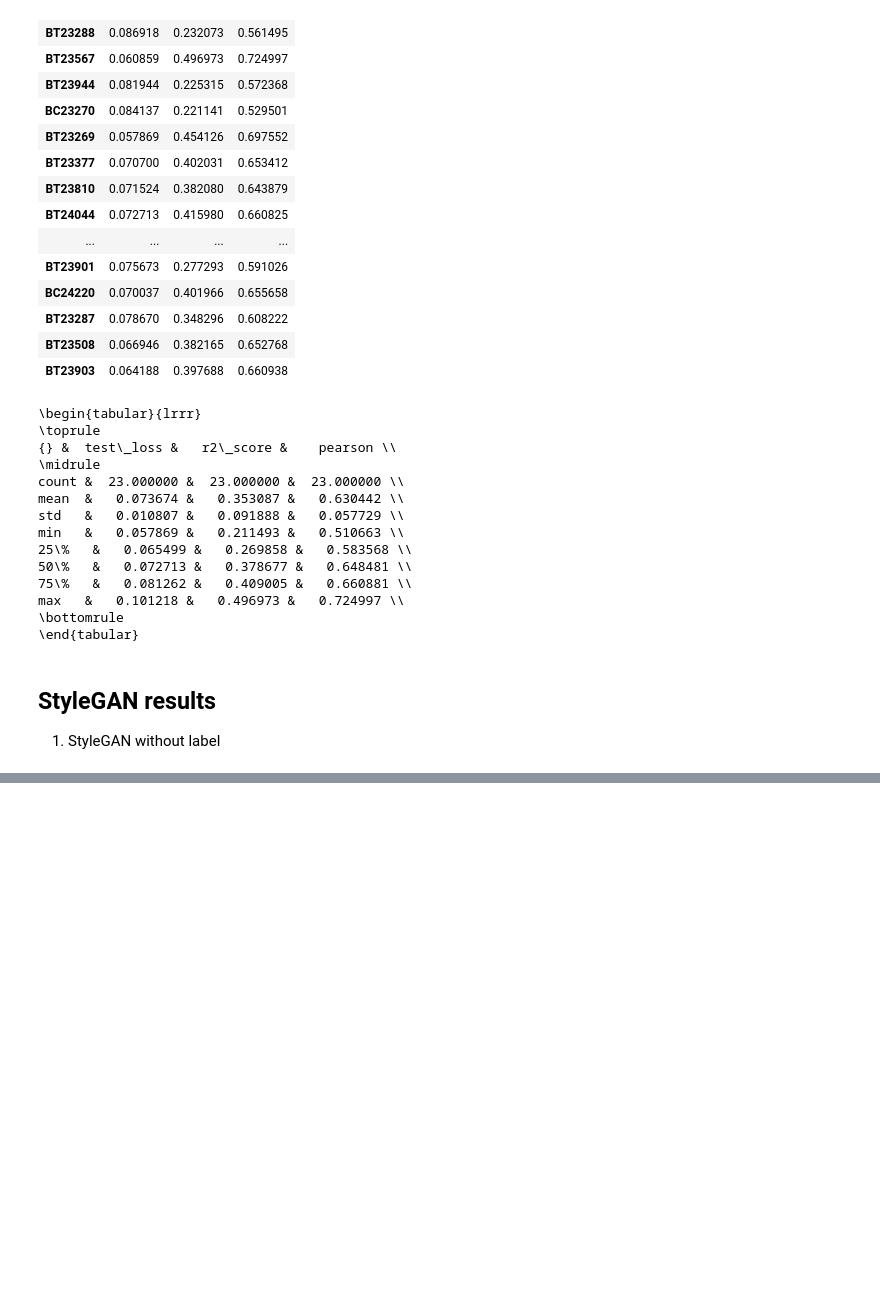
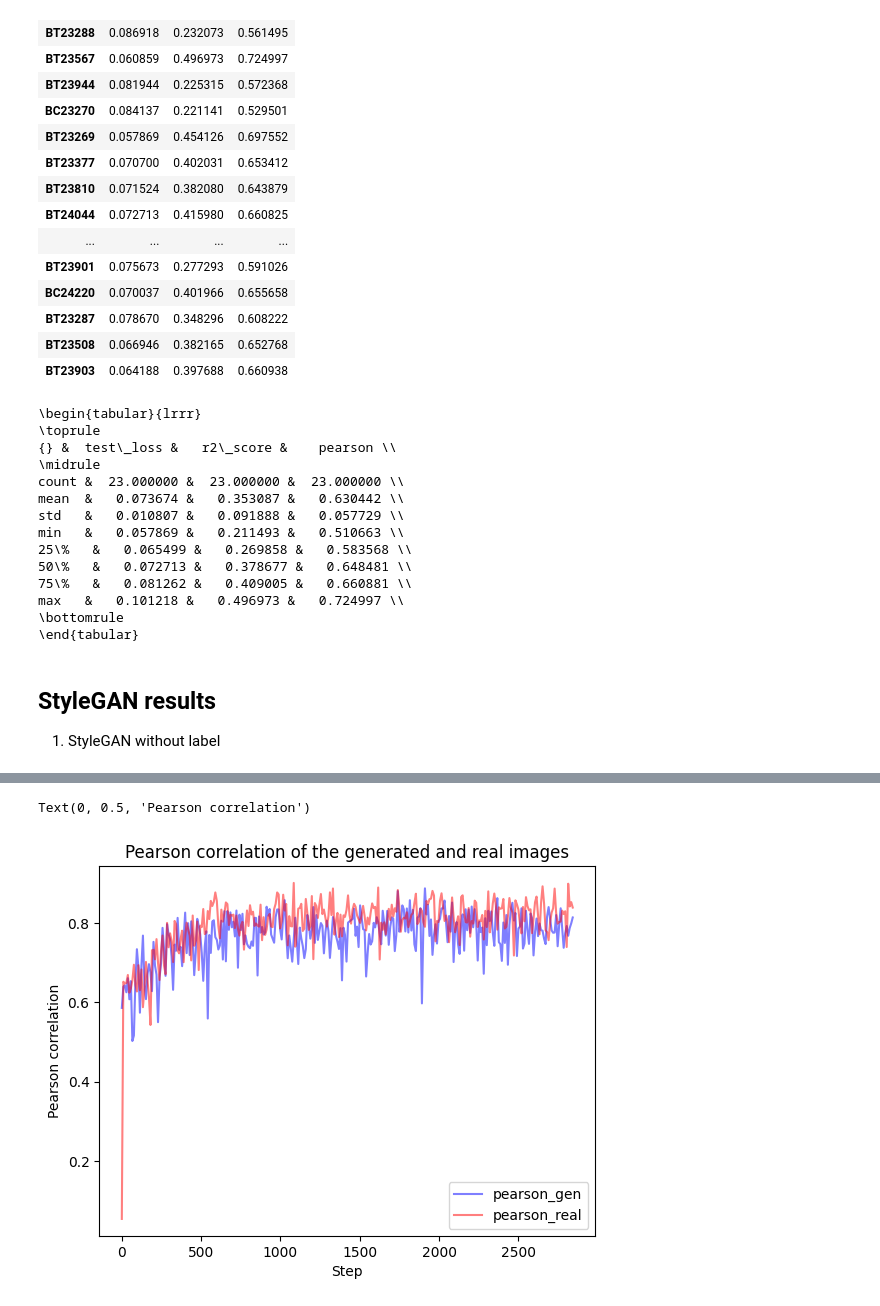
Before and after one commit to Jeremstym/depoibens, a Jupyter notebook: statdes.ipynb, the cells around one changed output, grey strips where cells are left out. Drawn from its saved outputs; the diff is of its cells as text; code cells hidden in the pictures; blank space fills up the shorter version.

```diff
--- a/statdes.ipynb
+++ b/statdes.ipynb
@@ -265,0 +286,16 @@ Text(0, 0.5, 'Loss')
+# %%
+x = np.arange(0, len(pearson_gen), 1)
+y = pearson_gen
+y2 = pearson_real[:-1]
+ynew = make_interp_spline(x, y, k=3)  # type: BSpline
+ynew2 = make_interp_spline(x, y2, k=3)  # type: BSpline
+xnew = np.linspace(x.min(), x.max(), 300)
+plt.plot(xnew, ynew(xnew), label="pearson_gen", color="blue", alpha=0.5)
+plt.plot(xnew, ynew2(xnew), label="pearson_real", color="red", alpha=0.5)
+plt.legend()
+plt.title("Pearson correlation of the generated and real images")
+plt.xlabel("Step")
+plt.ylabel("Pearson correlation")
+# %% [output]
+Text(0, 0.5, 'Pearson correlation')
+[figure, added]
```
Also changed, not shown: parts of 10 cells of this notebook.
